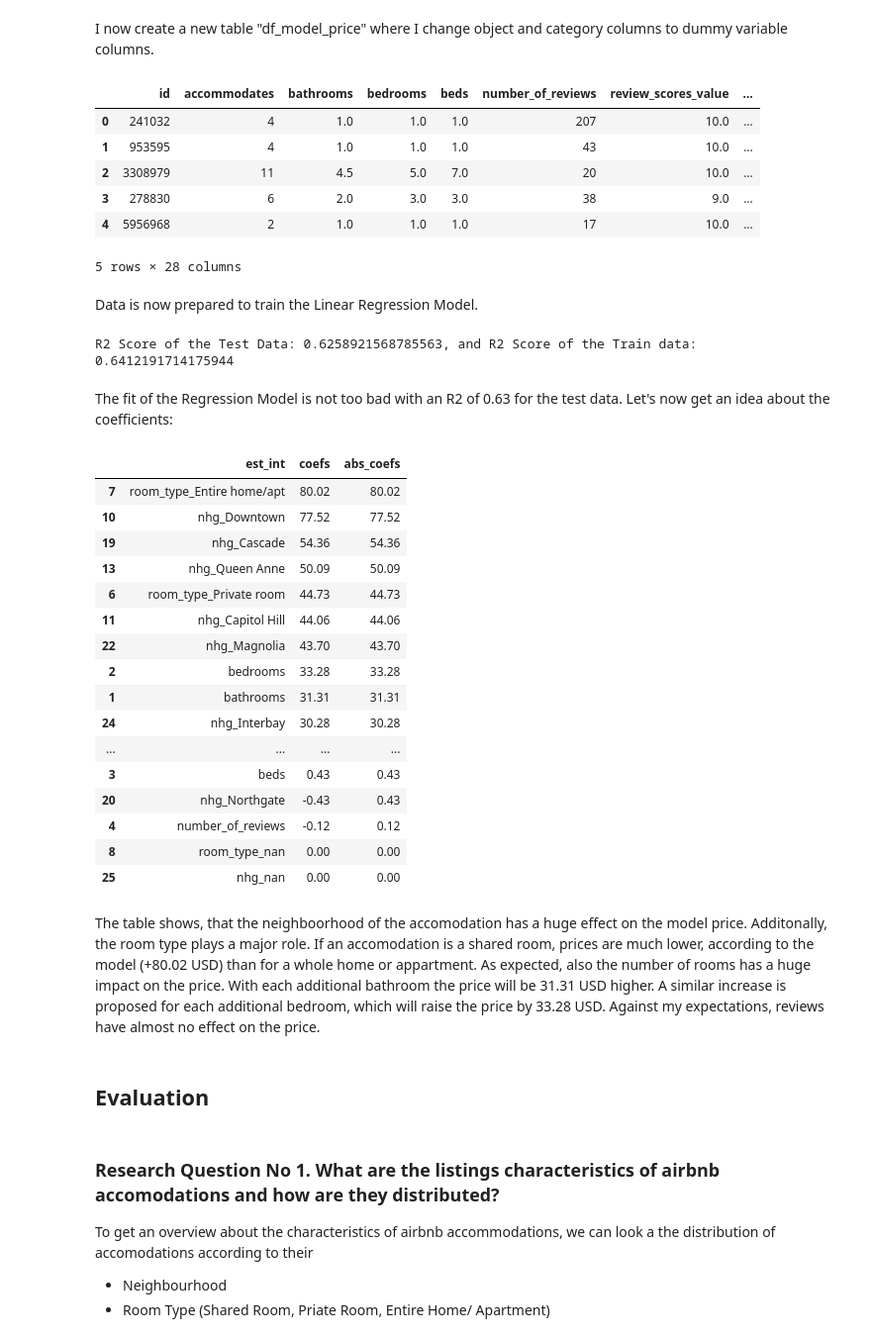
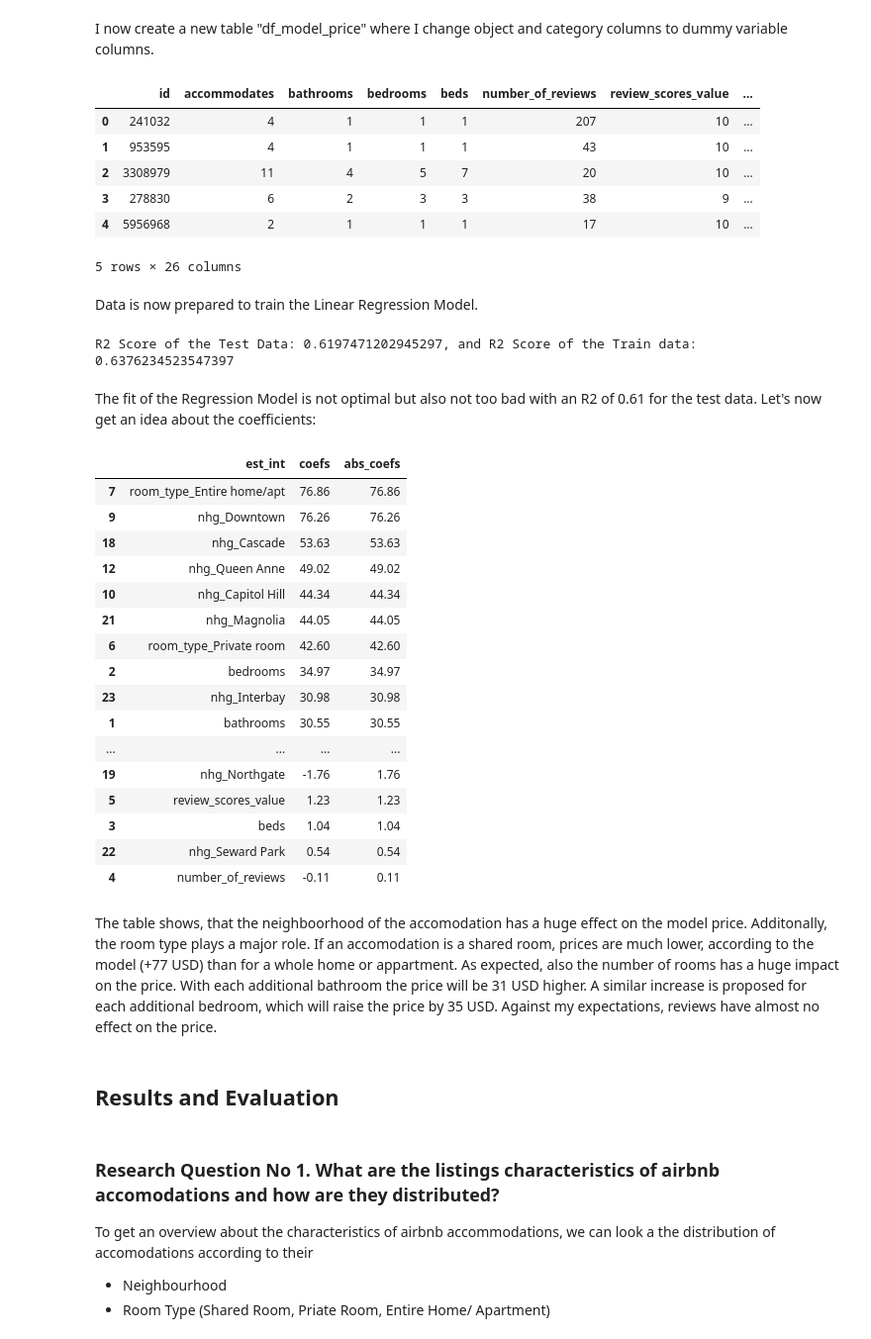
Before and after one commit to carini599/Airbnb_Seattle_Carina_Breu, a Jupyter notebook: airbnb_seattle_notebook.ipynb, the cells around one changed output. Shown at 99% size. Cells and saved outputs as stored; diff of their text form; code cells hidden in the pictures.

```diff
--- a/airbnb_seattle_notebook.ipynb
+++ b/airbnb_seattle_notebook.ipynb
@@ -171,15 +171,23 @@ df_list_cleaned=pd.merge(df_list_cleaned,df_mean_price, left_on='id',right_on='l
 #Rename column 'neighbourhood_group_cleansed' to nhg (neighbourhood group) to make plot labels shorter
 df_list_cleaned=df_list_cleaned.rename(columns={'neighbourhood_group_cleansed':'nhg'})
 
+# Set nhg datatype to ordered Category Datatype with lowest price region an the beginning for clearer charting purposes of the model
 nhgs=list(df_list_cleaned['nhg'].value_counts().index)
 nhgs.remove('Delridge')
 nhgs.insert(0,'Delridge')
 nh_groups=pd.CategoricalDtype(ordered=True, categories=nhgs)
 df_list_cleaned['nhg']=df_list_cleaned['nhg'].astype(nh_groups)
 
+# Set room_type datatype to ordered Category Datatype
 room_types=list(df_list_cleaned['room_type'].value_counts(ascending=True).index)
 rt_groups=pd.CategoricalDtype(ordered=True, categories=room_types)
 df_list_cleaned['room_type']=df_list_cleaned['room_type'].astype(rt_groups)
+
+# Convert several columns to datatype int
+df_list_cleaned['bedrooms']=df_list_cleaned['bedrooms'].astype('int')
+df_list_cleaned['bathrooms']=df_list_cleaned['bathrooms'].astype('int')
+df_list_cleaned['beds']=df_list_cleaned['beds'].astype('int')
+df_list_cleaned['review_scores_value']=df_list_cleaned['review_scores_value'].astype('int')
 # %%
 df_list_cleaned.info()
 # %% [output]
@@ -217,25 +231,25 @@ I now create a new table "df_model_price" where I change object and category col
 # %%
 # Create a table for the price model
 df_model_price=df_list_cleaned
 
 #Extract category columns
 cat_cols=list(df_model_price.select_dtypes(include=['object','category']).columns)
 num_cols=list(df_model_price.select_dtypes(include=['int','float']).columns)
 num_cols.remove('id')
 
 #Create Dummy Variables for Category Variables
-df_model_price=create_dummy_df(df_model_price,cat_cols,True)
+df_model_price=create_dummy_df(df_model_price,cat_cols,False)
 
 #Show table df_model_price with dummy columns
 df_model_price.head()
 # %% [output]
 |  | id | accommodates | bathrooms | bedrooms | beds | number_of_reviews | review_scores_value | ... |
-| 0 | 241032 | 4 | 1.0 | 1.0 | 1.0 | 207 | 10.0 | ... |
-| 1 | 953595 | 4 | 1.0 | 1.0 | 1.0 | 43 | 10.0 | ... |
-| 2 | 3308979 | 11 | 4.5 | 5.0 | 7.0 | 20 | 10.0 | ... |
-| 3 | 278830 | 6 | 2.0 | 3.0 | 3.0 | 38 | 9.0 | ... |
-| 4 | 5956968 | 2 | 1.0 | 1.0 | 1.0 | 17 | 10.0 | ... |
+| 0 | 241032 | 4 | 1 | 1 | 1 | 207 | 10 | ... |
+| 1 | 953595 | 4 | 1 | 1 | 1 | 43 | 10 | ... |
+| 2 | 3308979 | 11 | 4 | 5 | 7 | 20 | 10 | ... |
+| 3 | 278830 | 6 | 2 | 3 | 3 | 38 | 9 | ... |
+| 4 | 5956968 | 2 | 1 | 1 | 1 | 17 | 10 | ... |
-5 rows × 28 columns
+5 rows × 26 columns
 # %% [markdown]
 Data is now prepared to train the Linear Regression Model.
 # %%
@@ -260,9 +274,9 @@ train_score=r2_score(y_train,y_train_preds)
 
 print(f'R2 Score of the Test Data: {test_score}, and R2 Score of the Train data: {train_score}')
 # %% [output]
-R2 Score of the Test Data: 0.6258921568785563, and R2 Score of the Train data: 0.6412191714175944
+R2 Score of the Test Data: 0.6197471202945297, and R2 Score of the Train data: 0.6376234523547397
 # %% [markdown]
-The fit of the Regression Model is not too bad with an R2 of 0.63 for the test data. Let's now get an idea about the coefficients:
+The fit of the Regression Model is not optimal but also not too bad with an R2 of 0.61 for the test data. Let's now get an idea about the coefficients:
 # %%
 # Show coefficients of Linear Regression
 def coef_weights(coefficients,X_train):
@@ -279,24 +293,24 @@ coef_df=coef_weights(lm_model.coef_,X_train)
 coef_df.apply(lambda x: round(x, 2))
 # %% [output]
 |  | est_int | coefs | abs_coefs |
-| 7 | room_type_Entire home/apt | 80.02 | 80.02 |
-| 10 | nhg_Downtown | 77.52 | 77.52 |
-| 19 | nhg_Cascade | 54.36 | 54.36 |
-| 13 | nhg_Queen Anne | 50.09 | 50.09 |
-| 6 | room_type_Private room | 44.73 | 44.73 |
-| 11 | nhg_Capitol Hill | 44.06 | 44.06 |
-| 22 | nhg_Magnolia | 43.70 | 43.70 |
-| 2 | bedrooms | 33.28 | 33.28 |
-| 1 | bathrooms | 31.31 | 31.31 |
-| 24 | nhg_Interbay | 30.28 | 30.28 |
+| 7 | room_type_Entire home/apt | 76.86 | 76.86 |
+| 9 | nhg_Downtown | 76.26 | 76.26 |
+| 18 | nhg_Cascade | 53.63 | 53.63 |
+| 12 | nhg_Queen Anne | 49.02 | 49.02 |
+| 10 | nhg_Capitol Hill | 44.34 | 44.34 |
+| 21 | nhg_Magnolia | 44.05 | 44.05 |
+| 6 | room_type_Private room | 42.60 | 42.60 |
+| 2 | bedrooms | 34.97 | 34.97 |
+| 23 | nhg_Interbay | 30.98 | 30.98 |
+| 1 | bathrooms | 30.55 | 30.55 |
 | ... | ... | ... | ... |
-| 3 | beds | 0.43 | 0.43 |
-| 20 | nhg_Northgate | -0.43 | 0.43 |
-| 4 | number_of_reviews | -0.12 | 0.12 |
-| 8 | room_type_nan | 0.00 | 0.00 |
-| 25 | nhg_nan | 0.00 | 0.00 |
+| 19 | nhg_Northgate | -1.76 | 1.76 |
+| 5 | review_scores_value | 1.23 | 1.23 |
+| 3 | beds | 1.04 | 1.04 |
+| 22 | nhg_Seward Park | 0.54 | 0.54 |
+| 4 | number_of_reviews | -0.11 | 0.11 |
 # %% [markdown]
-The table shows, that the neighboorhood of the accomodation has a huge effect on the model price. Additonally, the room type plays a major role. If an accomodation is a shared room, prices are much lower, according to the model (+80.02 USD) than for a whole home or appartment.
-As expected, also the number of rooms has a huge impact on the price. With each additional bathroom the price will be 31.31 USD higher. A similar increase is proposed for each additional bedroom, which will raise the price by 33.28 USD.
+The table shows, that the neighboorhood of the accomodation has a huge effect on the model price. Additonally, the room type plays a major role. If an accomodation is a shared room, prices are much lower, according to the model (+77 USD) than for a whole home or appartment.
+As expected, also the number of rooms has a huge impact on the price. With each additional bathroom the price will be 31 USD higher. A similar increase is proposed for each additional bedroom, which will raise the price by 35 USD.
 Against my expectations, reviews have almost no effect on the price.
 # %%
@@ -307,7 +321,7 @@ nhgs.append('Other neighborhoods')
 nh_groups=pd.CategoricalDtype(ordered=True, categories=nhgs)
 df_list_cleaned['nhg']=df_list_cleaned['nhg'].astype(nh_groups)
 # %% [markdown]
-## Evaluation
+## Results and Evaluation
 # %% [markdown]
 ### Research Question No 1. What are the listings characteristics of airbnb accomodations and how are they distributed?
 
```
Also changed, not shown: parts of 21 cells of this notebook.
